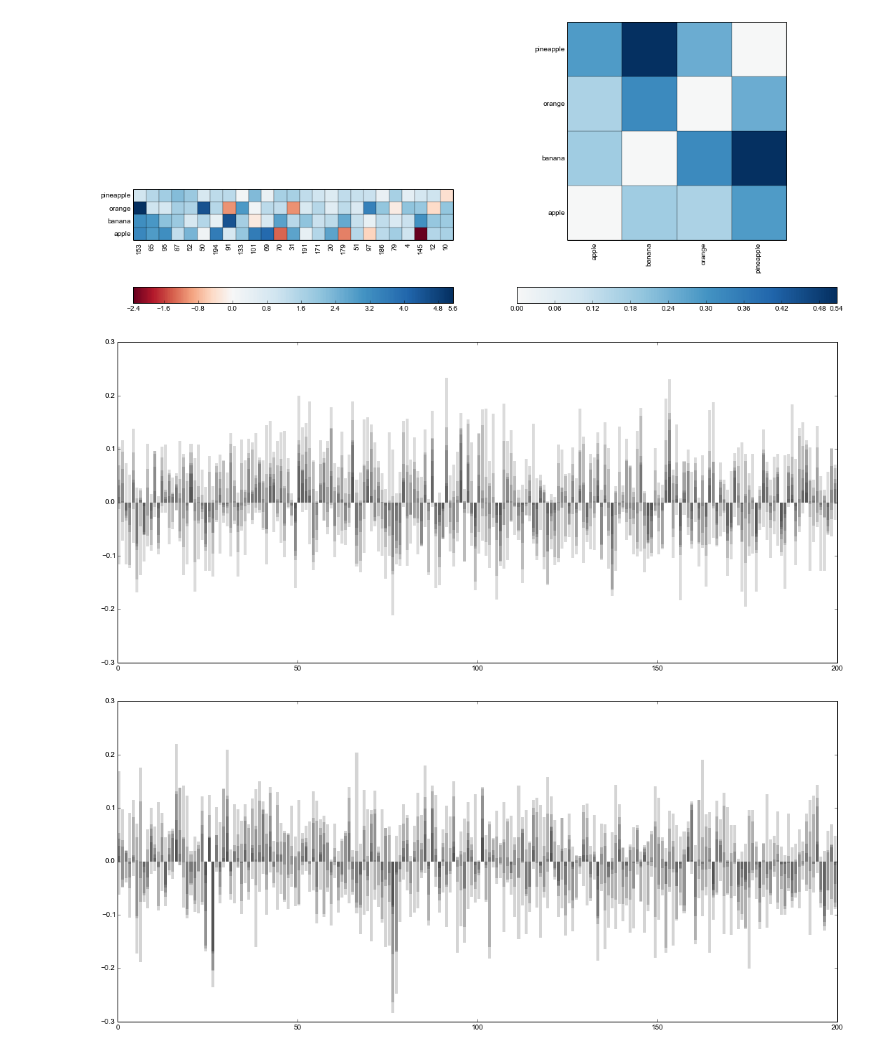
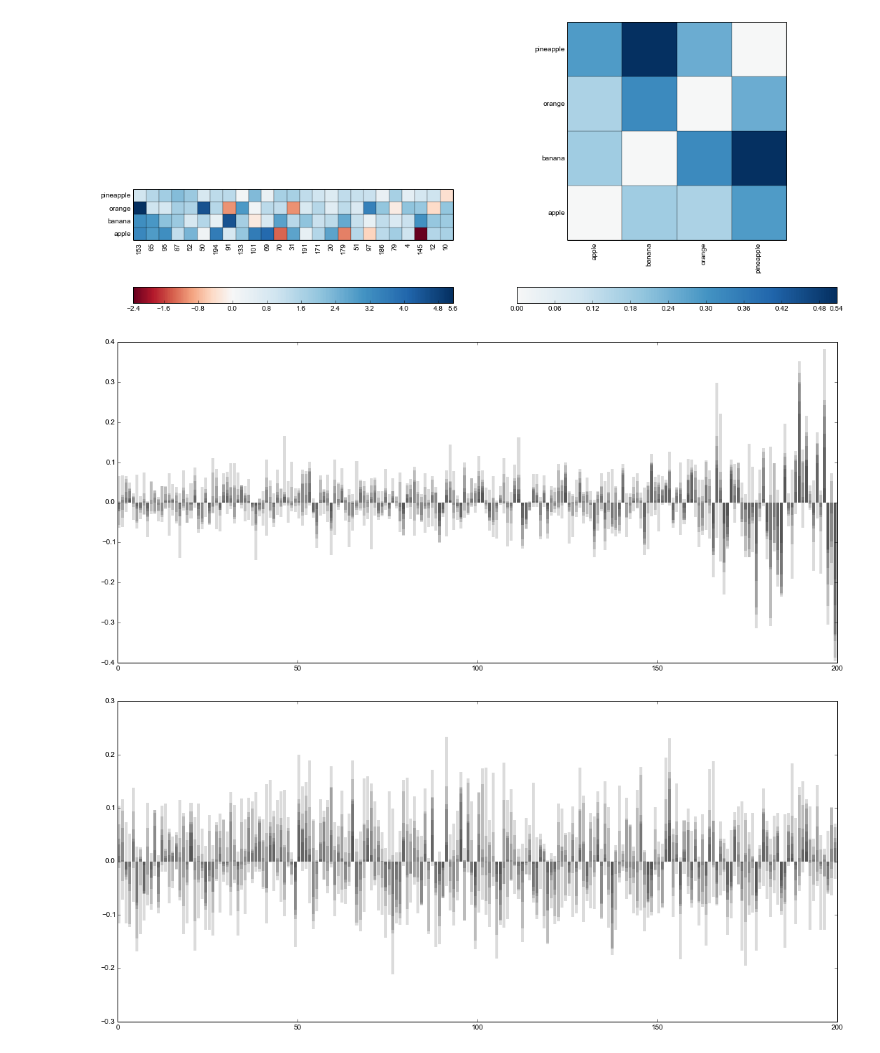
Before and after one commit to undertherain/vsmlib, a Jupyter notebook: python/matrices.ipynb, the cells around one changed output. Cells and saved outputs as stored; diff of their text form; code cells hidden in the pictures.

```diff
--- a/python/matrices.ipynb
+++ b/python/matrices.ipynb
@@ -265,11 +266,16 @@ NameError: name 'cooccurrence' is not defined
 # %%
 from scipy import sparse
 from scipy.sparse import linalg
-cnt_singular_vectors=50
+cnt_singular_vectors=200
 
 class Model_numbered(model):
     def get_x_label(self,i):
         return i
+    def viz_wordlist(self,wl):
+        for i in wl:
+            row = self.get_row(i)
+            row = row / np.linalg.norm(row)
+            plt.bar(range(0,len(row)), row, color = "black", linewidth  = 0, alpha = 1/len(wl))
 
 class Model_svd_scipy(Model_numbered):
     cnt_singular_vectors=50
@@ -557,24 +563,20 @@ draw_features_and_similarity(m_w2v,True)
 # %% [output]
 [figure]
 # %%
-#mpl.rcParams['figure.figsize'] = (18.0, 8.0)
+mpl.rcParams['figure.figsize'] = (18.0, 8.0)
 #row1 = matr[dic_words["king"]]
 #row2 = matr[dic_words["emperor"]]
 #row3 = matr[dic_words["queen"]]
 wordlist = ["apple","banana","kiwi","orange","tomato","cherry","pineapple"]
 wordlist2 = ["king","man","soldier","boss","president","policeman"]
-def viz_wordlist(wl):
-    for i in wl:
-        row = m_w2v.get_row(i)
-        row = row / np.linalg.norm(row)
-        plt.bar(range(0,len(row)), row, color = "black", linewidth  = 0, alpha = 1/len(wl))
+#m_w2v.viz_wordlist(wordlist)
+m_svd_scipy.viz_wordlist(wordlist)
+plt.show()
 viz_wordlist(wordlist)
 plt.show()
-viz_wordlist(wordlist2)
-plt.show()
 # %% [output]
-[figure, old version]
+[figure, new version]
-[figure, old version]
+[figure, new version]
 # %%
 #wordlist = ["apple","king","zero","france","car","circle","run","hot","myself"]
 #viz_wordlist(wordlist2)
```
Also changed, not shown: parts of 5 cells of this notebook, 22 other files.
